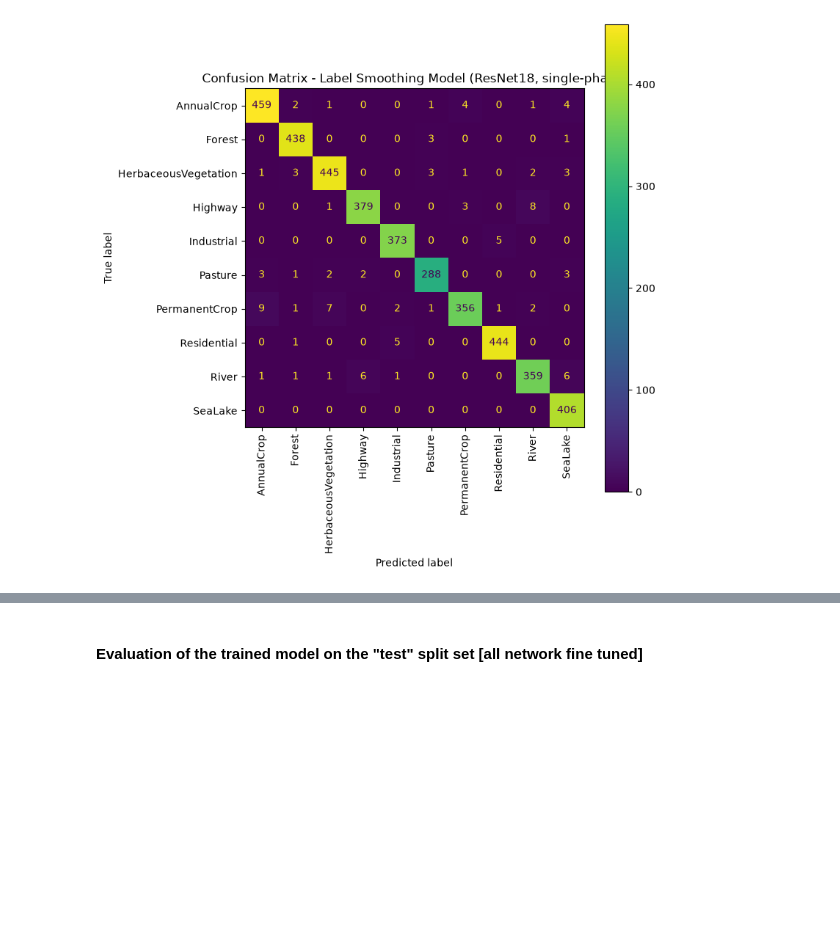
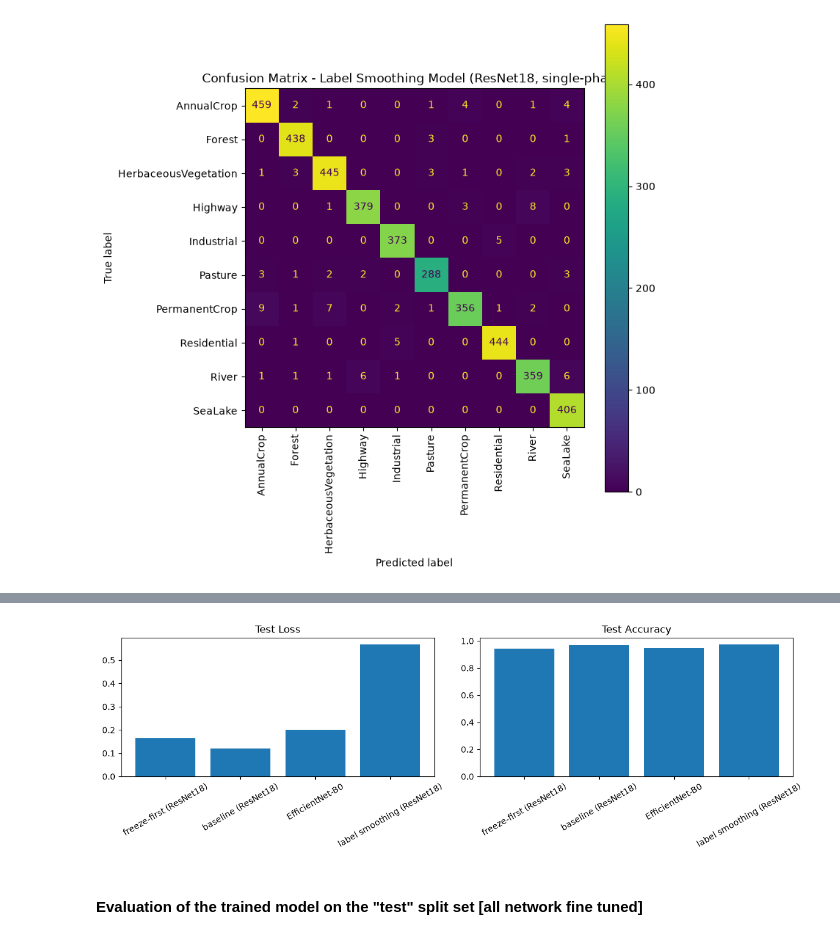
Before and after one commit to madalei/SOLSCAN, a Jupyter notebook: notebooks/train_eurosat_classifier.ipynb, the cells around one changed output, grey strips where cells are left out. Saved outputs shown, nothing was run; the diff lists cells and outputs as text; code cells hidden in the pictures; blank space fills up the shorter version.

Commit message:
Add a plot figure to compare scores on test phase about loss and accuracy

```diff
--- a/notebooks/train_eurosat_classifier.ipynb
+++ b/notebooks/train_eurosat_classifier.ipynb
@@ -395,0 +402,33 @@ HerbaceousVegetation       0.97      0.97      0.97       458
+# %%
+# Test loss/accuracy per model -- each engine already carries its own loss_fn (plain CE for
+# 3 of the 4, label_smoothing CE for the 4th), so eval_epoch stays faithful to what was trained.
+test_loss_resnet18, test_acc_resnet18 = engine_phase2.eval_epoch(model_resnet18, test_loader)
+test_loss_baseline, test_acc_baseline = engine_baseline.eval_epoch(model_baseline, test_loader)
+test_loss_efficientnet, test_acc_efficientnet = engine_efficientnet_phase2.eval_epoch(model_efficientnet, test_loader)
+test_loss_label_smoothing, test_acc_label_smoothing = engine_label_smoothing.eval_epoch(model_label_smoothing, test_loader)
+
+test_runs = {
+    "freeze-first (ResNet18)": (test_loss_resnet18, test_acc_resnet18),
+    "baseline (ResNet18)": (test_loss_baseline, test_acc_baseline),
+    "EfficientNet-B0": (test_loss_efficientnet, test_acc_efficientnet),
+    "label smoothing (ResNet18)": (test_loss_label_smoothing, test_acc_label_smoothing),
+}
+for name, (loss, acc) in test_runs.items():
+    print(f"{name:<28} Test Loss: {loss:.4f} - Test Acc: {acc:.4f}")
+
+fig, axes = plt.subplots(1, 2, figsize=(12, 4))
+names = list(test_runs.keys())
+losses = [v[0] for v in test_runs.values()]
+accs = [v[1] for v in test_runs.values()]
+
+axes[0].bar(names, losses)
+axes[0].set_title("Test Loss")
+axes[0].tick_params(axis="x", rotation=30)
+
+axes[1].bar(names, accs)
+axes[1].set_title("Test Accuracy")
+axes[1].tick_params(axis="x", rotation=30)
+
+plt.tight_layout()
+plt.show()
+# %% [output]
@@ -396,3 +439,4 @@ HerbaceousVegetation       0.97      0.97      0.97       458
+[figure, added]
 # %% [markdown]
 #### Evaluation of the trained model on the "test" split set [all network fine tuned]
 # %% [markdown]
```
Also changed, not shown: parts of 2 cells of this notebook.
